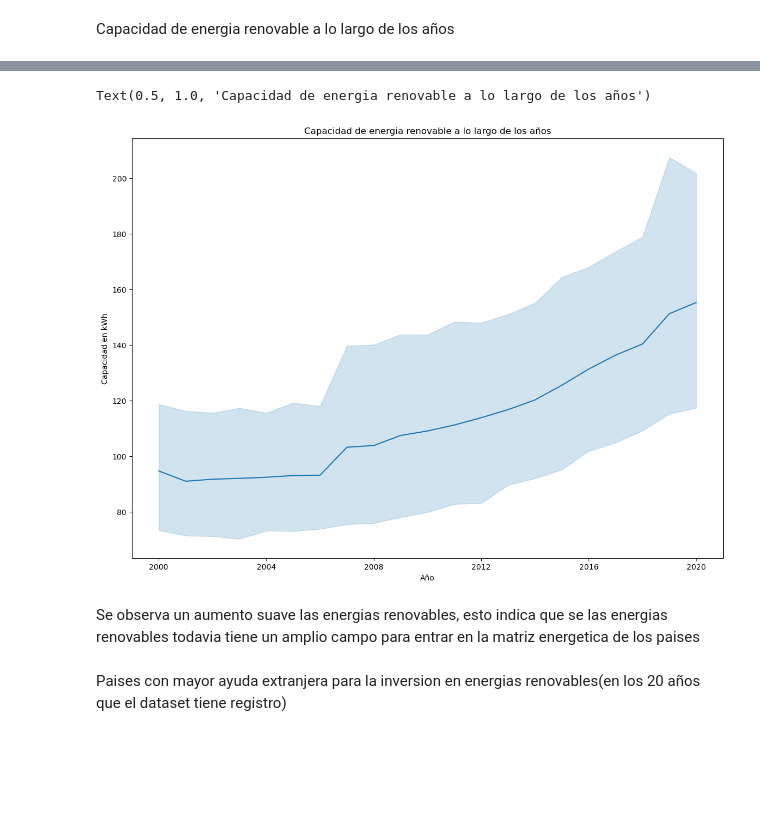
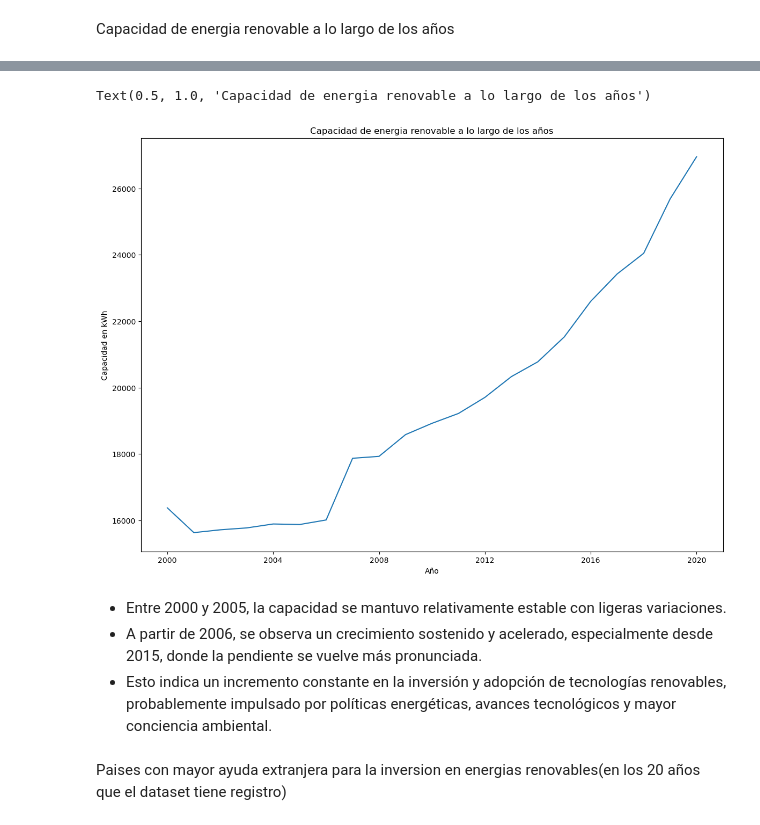
Before and after one commit to diegocv00/codes, a Jupyter notebook: Consumo_energetico/Consumo_energetico.ipynb, the cells around one changed output, grey strips where cells are left out. Saved outputs shown, nothing was run; the diff lists cells and outputs as text; code cells hidden in the pictures; blank space fills up the shorter version.

```diff
--- a/Consumo_energetico/Consumo_energetico.ipynb
+++ b/Consumo_energetico/Consumo_energetico.ipynb
@@ -147,6 +147,4 @@ Los paises africanos son los peores con acceso a combustibles para la cocina y t
 # %% [markdown]
 Capacidad de energia renovable a lo largo de los años
 # %%
-df_aux1 = df.groupby(by="Year")
-df_aux1 = pd.DataFrame(df_aux1)
-df_aux1
+df_aux1 = df.groupby(by="Year")["Renewable-electricity-generating-capacity-per-capita"].sum().reset_index()
@@ -171,14 +151,16 @@ df_aux1
 # %%
 plt.figure(figsize=(14,10))
-sns.lineplot(data=df,x="Year",y="Renewable-electricity-generating-capacity-per-capita")
+sns.lineplot(data=df_aux1,x="Year",y="Renewable-electricity-generating-capacity-per-capita")
 plt.xlabel("Año")
 plt.ylabel("Capacidad en kWh")
 plt.title("Capacidad de energia renovable a lo largo de los años")
 # %% [output]
 Text(0.5, 1.0, 'Capacidad de energia renovable a lo largo de los años')
-[figure, old version]
+[figure, new version]
 # %% [markdown]
-Se observa un aumento suave las energias renovables, esto indica que se las energias renovables todavia tiene un amplio campo para entrar en la matriz energetica de los paises
+* Entre 2000 y 2005, la capacidad se mantuvo relativamente estable con ligeras variaciones.
+* A partir de 2006, se observa un crecimiento sostenido y acelerado, especialmente desde 2015, donde la pendiente se vuelve más pronunciada.
+* Esto indica un incremento constante en la inversión y adopción de tecnologías renovables, probablemente impulsado por políticas energéticas, avances tecnológicos y mayor conciencia ambiental.
 # %% [markdown]
 Paises con mayor ayuda extranjera para la inversion en energias renovables(en los 20 años que el dataset tiene registro)
 # %%
```
Also changed, not shown: parts of 2 cells of this notebook.
